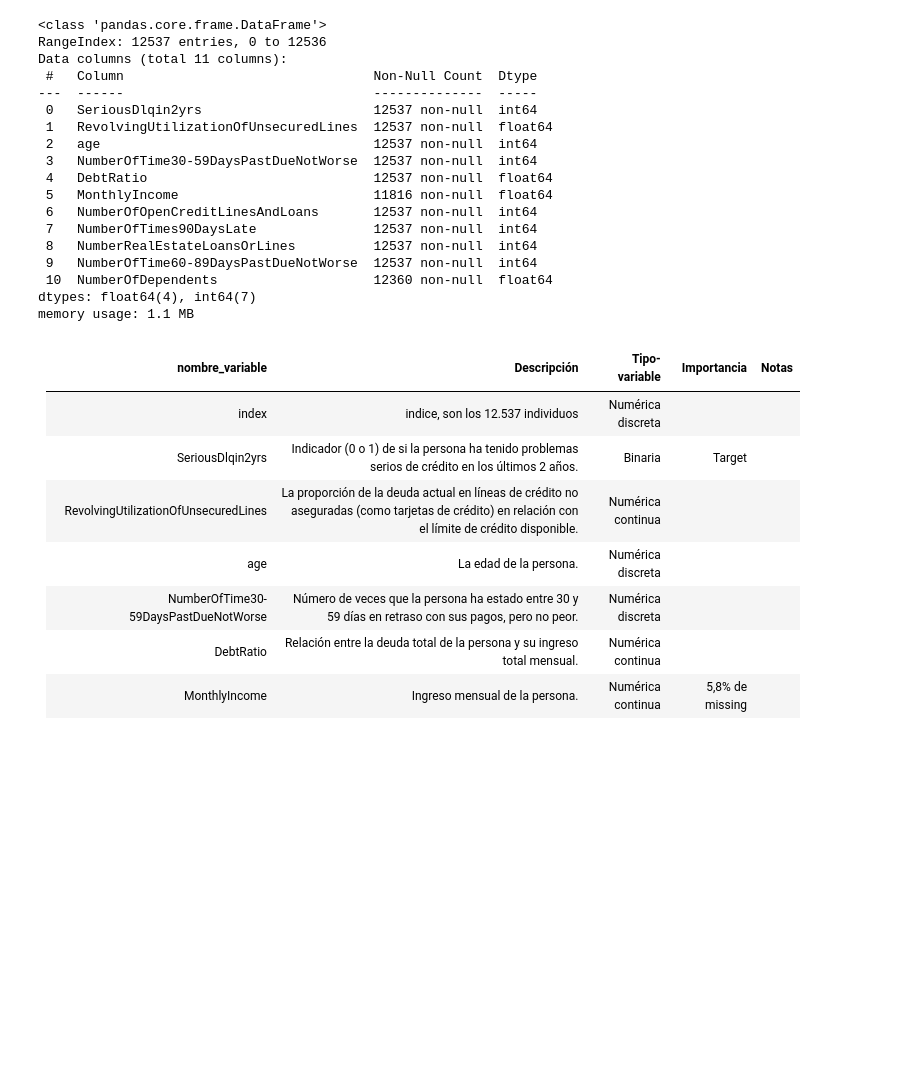
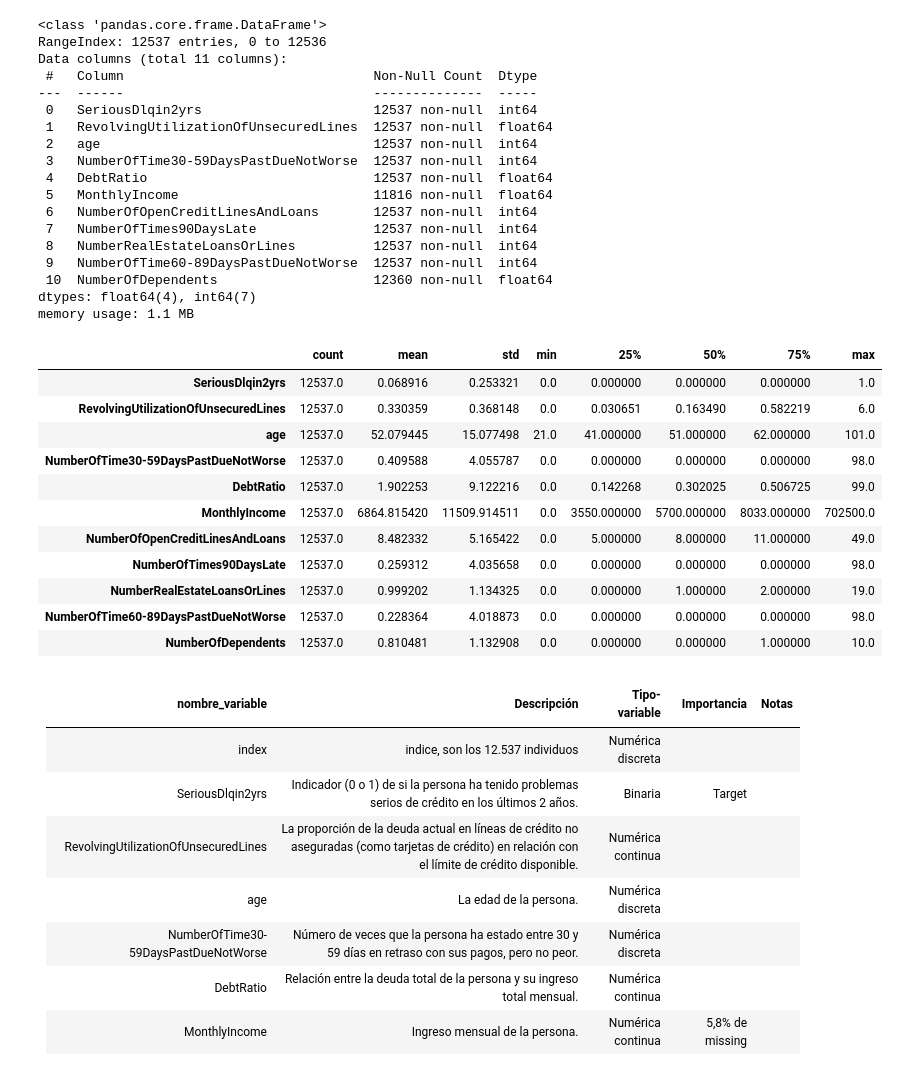
Before and after one commit to jl-padilla/ONLINE_DS_THEBRIDGE_repo, a Jupyter notebook: sprint12/Practica_Obligatoria/18_Practica_Obligatoria_Otros_Modelos_Supervisados.ipynb, the cells around one changed output. Cells and saved outputs as stored; diff of their text form; code cells hidden in the pictures; blank space fills up the shorter version.

```diff
--- a/sprint12/Practica_Obligatoria/18_Practica_Obligatoria_Otros_Modelos_Supervisados.ipynb
+++ b/sprint12/Practica_Obligatoria/18_Practica_Obligatoria_Otros_Modelos_Supervisados.ipynb
@@ -61,3 +61,18 @@ Data columns (total 11 columns):
  10  NumberOfDependents                    12360 non-null  float64
 dtypes: float64(4), int64(7)
 memory usage: 1.1 MB
+# %%
+df.describe().T
+# %% [output]
+|  | count | mean | std | min | 25% | 50% | 75% | max |
+| SeriousDlqin2yrs | 12537.0 | 0.068916 | 0.253321 | 0.0 | 0.000000 | 0.000000 | 0.000000 | 1.0 |
+| RevolvingUtilizationOfUnsecuredLines | 12537.0 | 0.330359 | 0.368148 | 0.0 | 0.030651 | 0.163490 | 0.582219 | 6.0 |
+| age | 12537.0 | 52.079445 | 15.077498 | 21.0 | 41.000000 | 51.000000 | 62.000000 | 101.0 |
+| NumberOfTime30-59DaysPastDueNotWorse | 12537.0 | 0.409588 | 4.055787 | 0.0 | 0.000000 | 0.000000 | 0.000000 | 98.0 |
+| DebtRatio | 12537.0 | 1.902253 | 9.122216 | 0.0 | 0.142268 | 0.302025 | 0.506725 | 99.0 |
+| MonthlyIncome | 12537.0 | 6864.815420 | 11509.914511 | 0.0 | 3550.000000 | 5700.000000 | 8033.000000 | 702500.0 |
+| NumberOfOpenCreditLinesAndLoans | 12537.0 | 8.482332 | 5.165422 | 0.0 | 5.000000 | 8.000000 | 11.000000 | 49.0 |
+| NumberOfTimes90DaysLate | 12537.0 | 0.259312 | 4.035658 | 0.0 | 0.000000 | 0.000000 | 0.000000 | 98.0 |
+| NumberRealEstateLoansOrLines | 12537.0 | 0.999202 | 1.134325 | 0.0 | 0.000000 | 1.000000 | 2.000000 | 19.0 |
+| NumberOfTime60-89DaysPastDueNotWorse | 12537.0 | 0.228364 | 4.018873 | 0.0 | 0.000000 | 0.000000 | 0.000000 | 98.0 |
+| NumberOfDependents | 12537.0 | 0.810481 | 1.132908 | 0.0 | 0.000000 | 0.000000 | 1.000000 | 10.0 |
```
Also changed, not shown: parts of 6 cells of this notebook.
